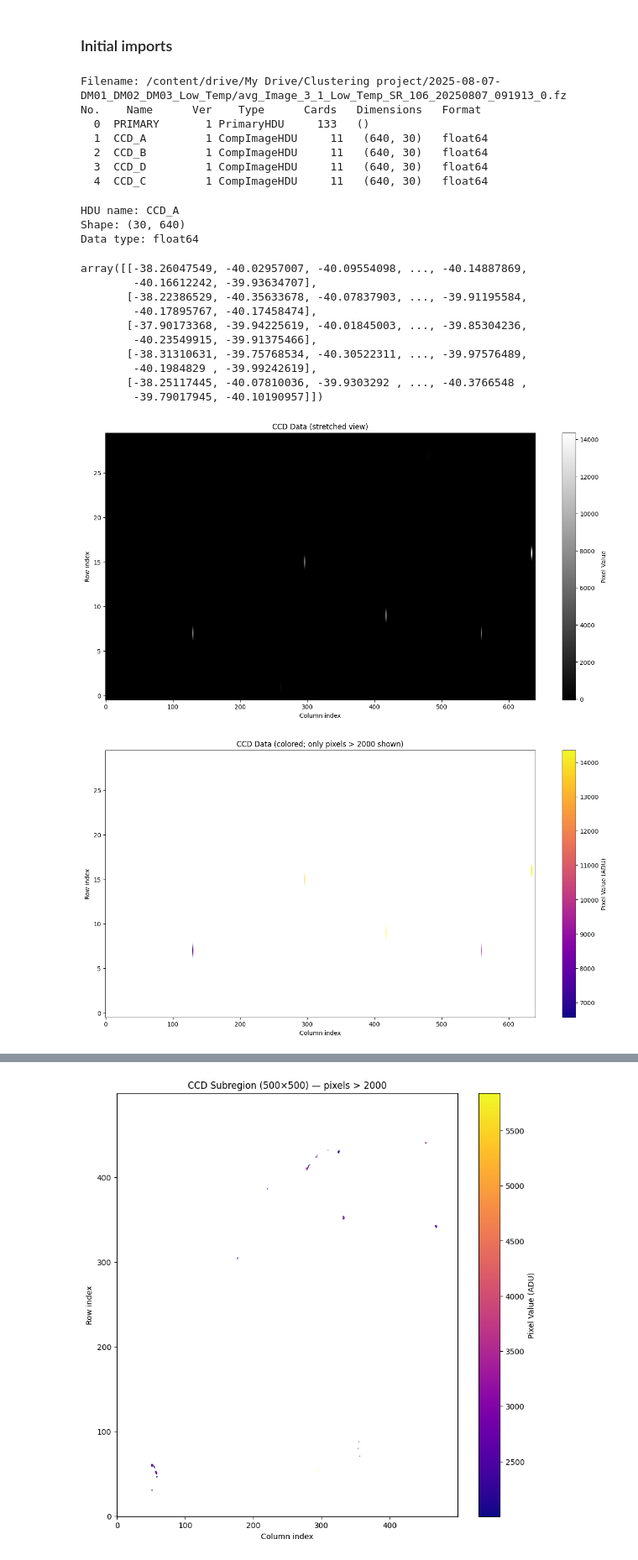
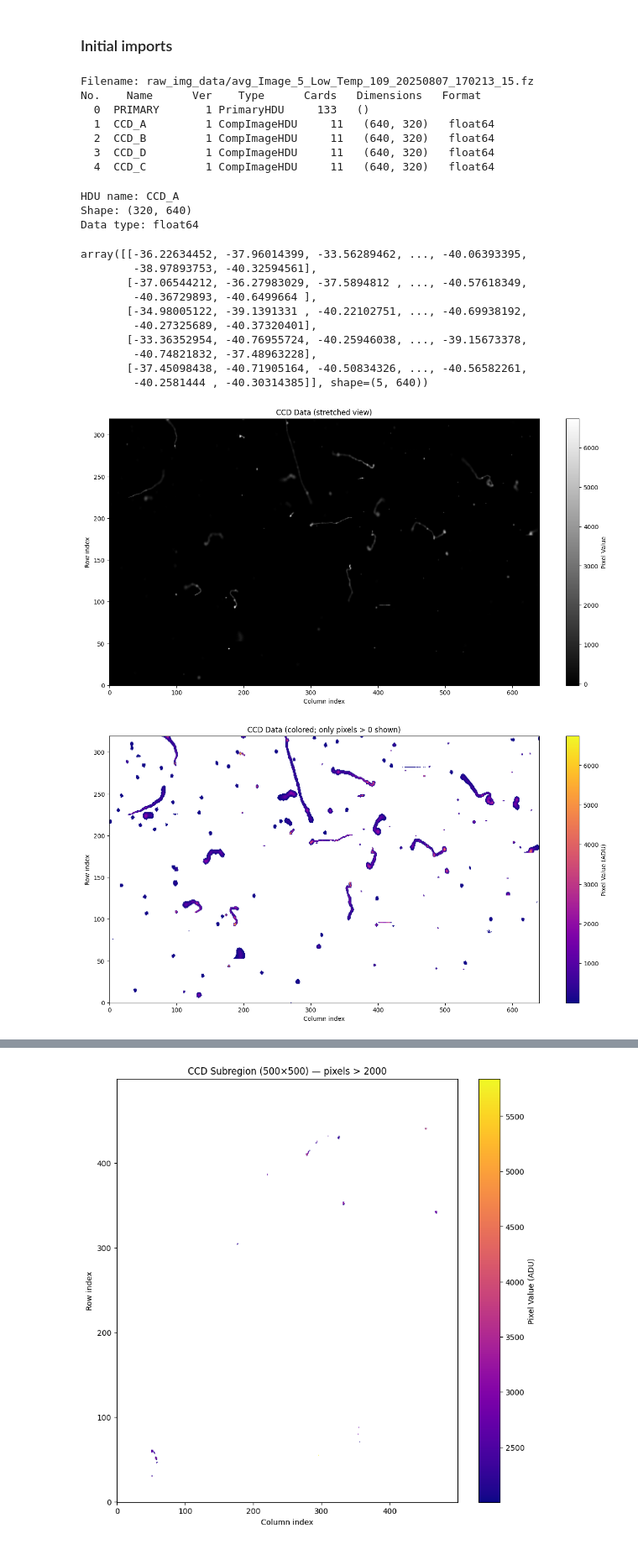
Before and after one commit to salmadouieb/damicm-ml, a Jupyter notebook: BDT.ipynb, the cells around one changed output, grey strips where cells are left out. Shown at 84% size. Cells and saved outputs as stored; diff of their text form; code cells hidden in the pictures.

```diff
--- a/BDT.ipynb
+++ b/BDT.ipynb
@@ -10,17 +9,17 @@ import os
 # %%
 # path to the first CCD image
 # let's only use the images that say avg_Image_5...
-path = "raw_img_data/avg_Image_3_1_Low_Temp_SR_106_20250807_091913_0.fz"
+path = "raw_img_data/avg_Image_5_Low_Temp_109_20250807_170213_15.fz"
 # %%
 fits.info(path)
 # %% [output]
-Filename: /content/drive/My Drive/Clustering project/2025-08-07-DM01_DM02_DM03_Low_Temp/avg_Image_3_1_Low_Temp_SR_106_20250807_091913_0.fz
+Filename: raw_img_data/avg_Image_5_Low_Temp_109_20250807_170213_15.fz
 No.    Name      Ver    Type      Cards   Dimensions   Format
   0  PRIMARY       1 PrimaryHDU     133   ()
-  1  CCD_A         1 CompImageHDU     11   (640, 30)   float64
-  2  CCD_B         1 CompImageHDU     11   (640, 30)   float64
-  3  CCD_D         1 CompImageHDU     11   (640, 30)   float64
-  4  CCD_C         1 CompImageHDU     11   (640, 30)   float64
+  1  CCD_A         1 CompImageHDU     11   (640, 320)   float64
+  2  CCD_B         1 CompImageHDU     11   (640, 320)   float64
+  3  CCD_D         1 CompImageHDU     11   (640, 320)   float64
+  4  CCD_C         1 CompImageHDU     11   (640, 320)   float64
 # %%
 # peering at data
 ext = 1  # CCD_A
@@ -33,21 +32,21 @@ print(f"Shape: {data.shape}")
 print(f"Data type: {data.dtype}")
 # %% [output]
 HDU name: CCD_A
-Shape: (30, 640)
+Shape: (320, 640)
 Data type: float64
 # %%
 data[:5]
 # %% [output]
-array([[-38.26047549, -40.02957007, -40.09554098, ..., -40.14887869,
-        -40.16612242, -39.93634707],
-       [-38.22386529, -40.35633678, -40.07837903, ..., -39.91195584,
-        -40.17895767, -40.17458474],
-       [-37.90173368, -39.94225619, -40.01845003, ..., -39.85304236,
-        -40.23549915, -39.91375466],
-       [-38.31310631, -39.75768534, -40.30522311, ..., -39.97576489,
-        -40.1984829 , -39.99242619],
-       [-38.25117445, -40.07810036, -39.9303292 , ..., -40.3766548 ,
-        -39.79017945, -40.10190957]])
+array([[-36.22634452, -37.96014399, -33.56289462, ..., -40.06393395,
+        -38.97893753, -40.32594561],
+       [-37.06544212, -36.27983029, -37.5894812 , ..., -40.57618349,
+        -40.36729893, -40.6499664 ],
+       [-34.98005122, -39.1391331 , -40.22102751, ..., -40.69938192,
+        -40.27325689, -40.37320401],
+       [-33.36352954, -40.76955724, -40.25946038, ..., -39.15673378,
+        -40.74821832, -37.48963228],
+       [-37.45098438, -40.71905164, -40.50834326, ..., -40.56582261,
+        -40.2581444 , -40.30314385]], shape=(5, 640))
 # %%
 plt.figure(figsize=(16, 8))          # increase overall size
 plt.imshow(data, cmap='gray', origin='lower', aspect='auto')  # let both axes stretch
@@ -57,29 +56,29 @@ plt.xlabel("Column index")
 plt.ylabel("Row index")
 plt.show()
 # %% [output]
-[figure, old version]
+[figure, new version]
 # %%
 from matplotlib import colors
 
 # Mask values below 2000
-threshold = 2000
+threshold = 0
 masked_data = np.ma.masked_less(data, threshold)
 
 # Create a colored colormap (e.g. 'plasma', 'inferno', 'viridis', etc.)
 # Set masked (below-threshold) pixels to white
 cmap = plt.cm.plasma.copy()
 cmap.set_bad(color='white')
 
 plt.figure(figsize=(16, 8))
 plt.imshow(masked_data, cmap=cmap, origin='lower', aspect='auto')
 
 # Add color scale and labels
 plt.colorbar(label='Pixel Value (ADU)')
 plt.title(f"CCD Data (colored; only pixels > {threshold} shown)")
 plt.xlabel("Column index")
 plt.ylabel("Row index")
 plt.show()
 # %% [output]
-[figure, old version]
+[figure, new version]
 # %%
 # path to image 4 which is apparently a full CCD image
```
Also changed, not shown: parts of 8 cells of this notebook, 1 other file.
